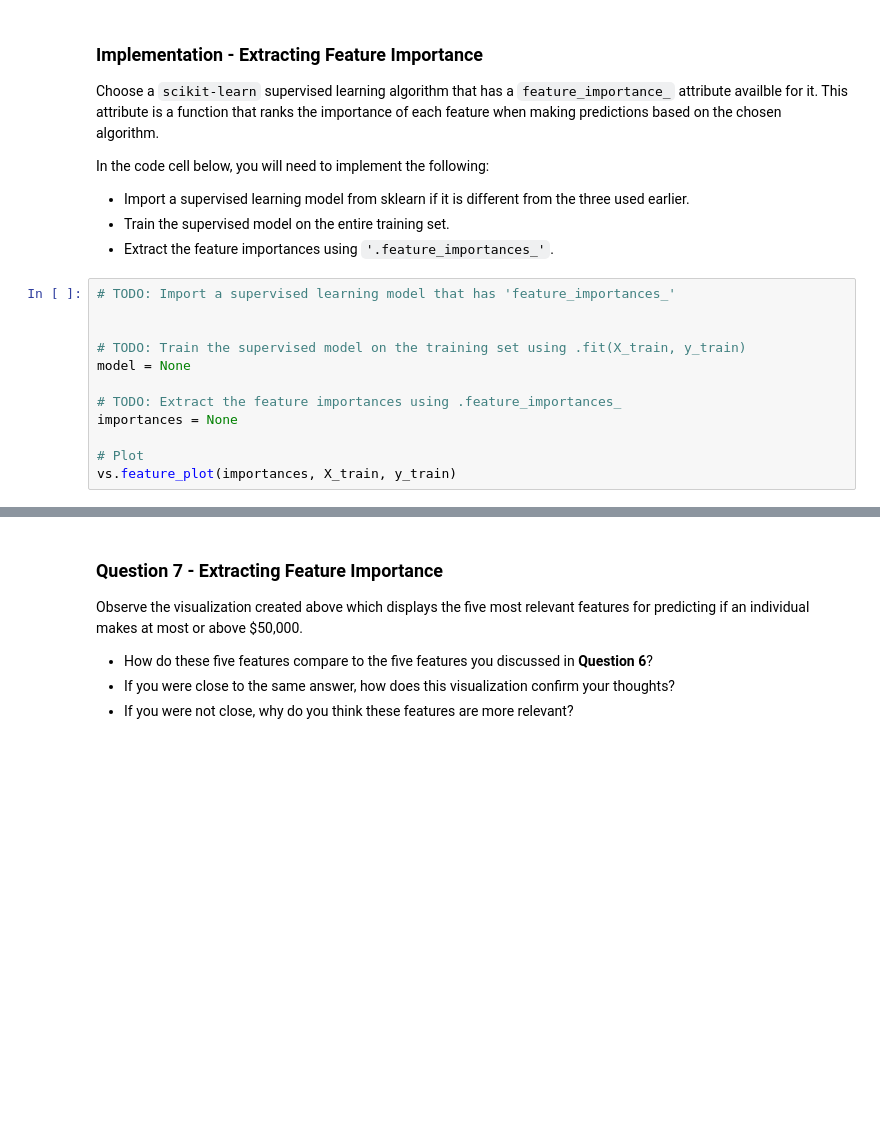
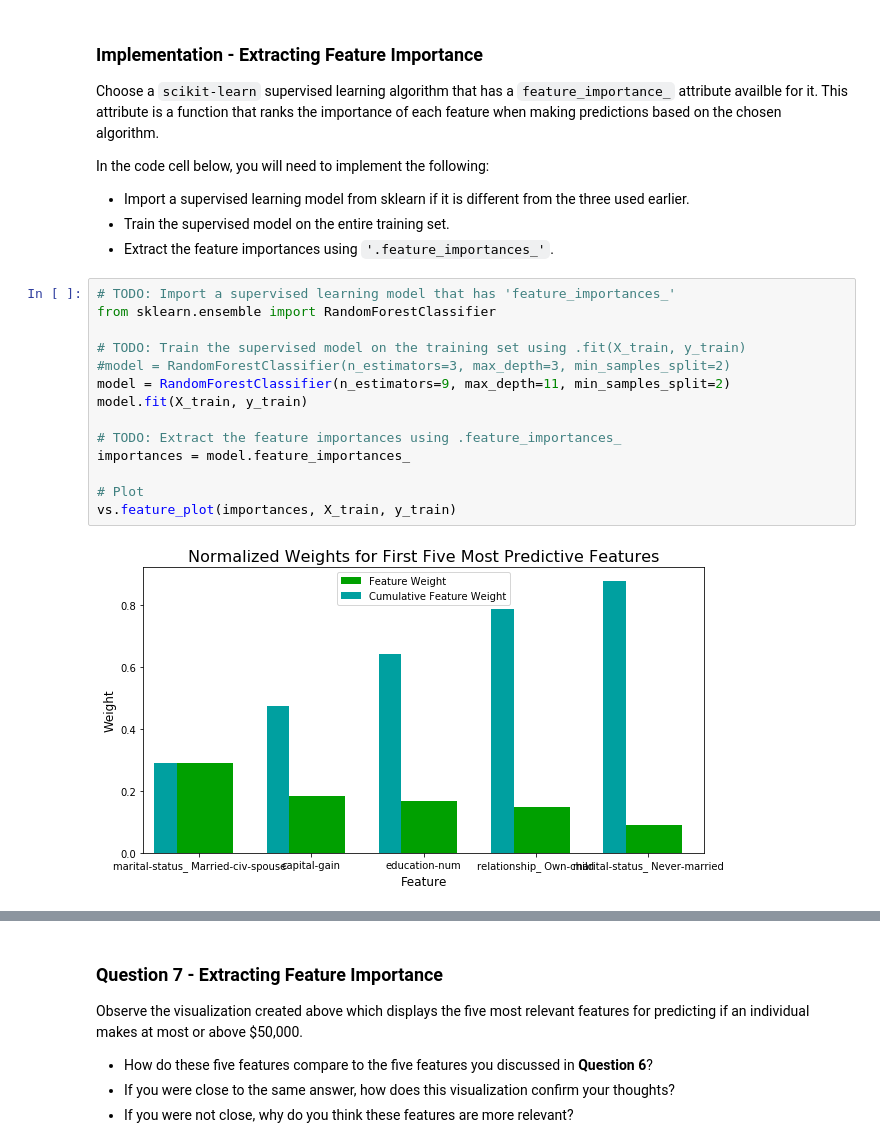
Before and after one commit to HajimeK/machine-learning, a Jupyter notebook: projects/finding_donors/finding_donors.ipynb, the cells around one changed output, grey strips where cells are left out. Cells and saved outputs as stored; diff of their text form; blank space fills up the shorter version.

```diff
--- a/projects/finding_donors/finding_donors.ipynb
+++ b/projects/finding_donors/finding_donors.ipynb
@@ -570,13 +626,17 @@ In the code cell below, you will need to implement the following:
  - Extract the feature importances using `'.feature_importances_'`.
 # %%
 # TODO: Import a supervised learning model that has 'feature_importances_'
-
+from sklearn.ensemble import RandomForestClassifier
 
 # TODO: Train the supervised model on the training set using .fit(X_train, y_train)
-model = None
+#model = RandomForestClassifier(n_estimators=3, max_depth=3, min_samples_split=2)
+model = RandomForestClassifier(n_estimators=9, max_depth=11, min_samples_split=2)
+model.fit(X_train, y_train)
 
 # TODO: Extract the feature importances using .feature_importances_
-importances = None
+importances = model.feature_importances_
 
 # Plot
 vs.feature_plot(importances, X_train, y_train)
+# %% [output]
+[figure, added]
```
Also changed, not shown: parts of 22 cells of this notebook, 1 other file.
